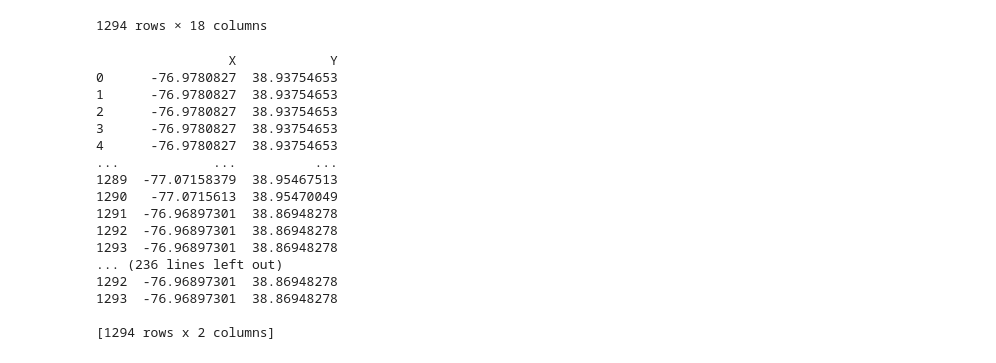
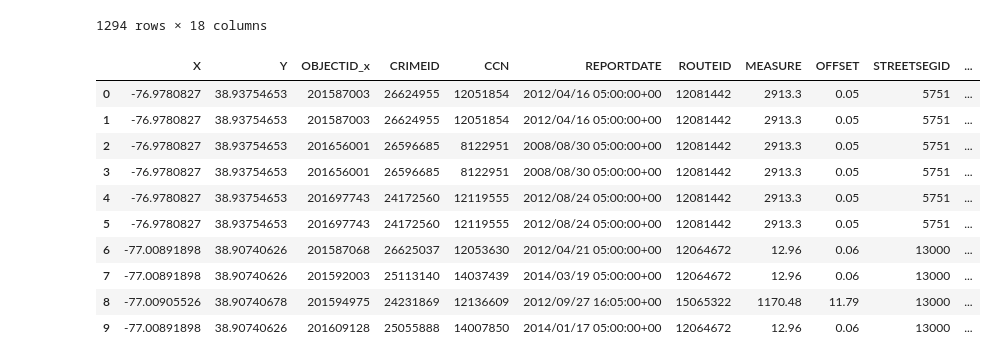
Before and after one commit to terrydiko/INST447Project, a Jupyter notebook: join.ipynb, the cells around one changed output. Drawn from its saved outputs; the diff is of its cells as text; code cells hidden in the pictures.

```diff
--- a/join.ipynb
+++ b/join.ipynb
@@ -3,7 +16,7 @@ import pandas as pd
 import folium
 # %%
 
-camera = pd.read_csv("https://raw.githubusercontent.com/terrydiko/INST447Project/maCameras.csv", encoding='utf-8')
+camera = pd.read_csv("https://raw.githubusercontent.com/terrydiko/INST447Project/main/Cameras.csv", encoding='utf-8')
 camera
 # %% [output]
 |  | OBJECTID | ID | ENFORCEMENT | ADDRESS | MARID |
@@ -53,24 +66,17 @@ merge_crash
 | 1292 | -76.96897301 | 38.86948278 | 201806173 | 25035039 | 13183869 | 2013/12/24 05:00:00+00 | 13002702 | 538.29 | 0.02 | 12187 | ... |
 | 1293 | -76.96897301 | 38.86948278 | 201817297 | 26634125 | 12078261 | 2012/06/06 05:00:00+00 | 13002702 | 538.29 | 0.02 | 12187 | ... |
 1294 rows × 18 columns
-# %%
-for item in merge_crash:
-    print(merge_crash[['X', 'Y']])
-# %% [output]
-                 X            Y
-0      -76.9780827  38.93754653
-1      -76.9780827  38.93754653
-2      -76.9780827  38.93754653
-3      -76.9780827  38.93754653
-4      -76.9780827  38.93754653
-...            ...          ...
-1289  -77.07158379  38.95467513
-1290   -77.0715613  38.95470049
-1291  -76.96897301  38.86948278
-1292  -76.96897301  38.86948278
-1293  -76.96897301  38.86948278
-... (236 lines left out)
-1292  -76.96897301  38.86948278
-1293  -76.96897301  38.86948278
-
-[1294 rows x 2 columns]
+# %%
+merge_crash.head(10)
+# %% [output]
+|  | X | Y | OBJECTID_x | CRIMEID | CCN | REPORTDATE | ROUTEID | MEASURE | OFFSET | STREETSEGID | ... |
+| 0 | -76.9780827 | 38.93754653 | 201587003 | 26624955 | 12051854 | 2012/04/16 05:00:00+00 | 12081442 | 2913.3 | 0.05 | 5751 | ... |
+| 1 | -76.9780827 | 38.93754653 | 201587003 | 26624955 | 12051854 | 2012/04/16 05:00:00+00 | 12081442 | 2913.3 | 0.05 | 5751 | ... |
+| 2 | -76.9780827 | 38.93754653 | 201656001 | 26596685 | 8122951 | 2008/08/30 05:00:00+00 | 12081442 | 2913.3 | 0.05 | 5751 | ... |
+| 3 | -76.9780827 | 38.93754653 | 201656001 | 26596685 | 8122951 | 2008/08/30 05:00:00+00 | 12081442 | 2913.3 | 0.05 | 5751 | ... |
+| 4 | -76.9780827 | 38.93754653 | 201697743 | 24172560 | 12119555 | 2012/08/24 05:00:00+00 | 12081442 | 2913.3 | 0.05 | 5751 | ... |
+| 5 | -76.9780827 | 38.93754653 | 201697743 | 24172560 | 12119555 | 2012/08/24 05:00:00+00 | 12081442 | 2913.3 | 0.05 | 5751 | ... |
+| 6 | -77.00891898 | 38.90740626 | 201587068 | 26625037 | 12053630 | 2012/04/21 05:00:00+00 | 12064672 | 12.96 | 0.06 | 13000 | ... |
+| 7 | -77.00891898 | 38.90740626 | 201592003 | 25113140 | 14037439 | 2014/03/19 05:00:00+00 | 12064672 | 12.96 | 0.06 | 13000 | ... |
+| 8 | -77.00905526 | 38.90740678 | 201594975 | 24231869 | 12136609 | 2012/09/27 16:05:00+00 | 15065322 | 1170.48 | 11.79 | 13000 | ... |
+| 9 | -77.00891898 | 38.90740626 | 201609128 | 25055888 | 14007850 | 2014/01/17 05:00:00+00 | 12064672 | 12.96 | 0.06 | 13000 | ... |
```
Also changed, not shown: parts of 3 cells of this notebook.
